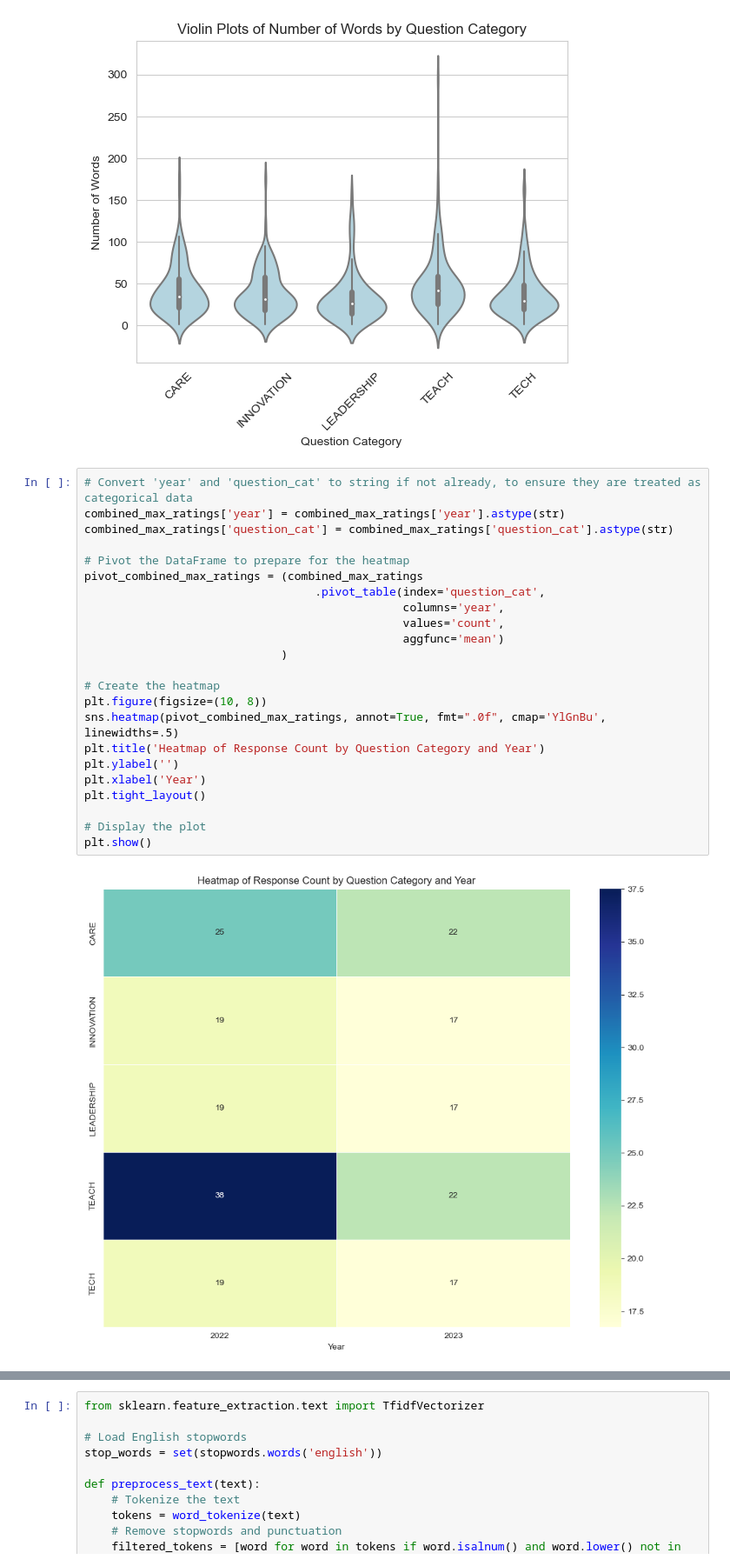
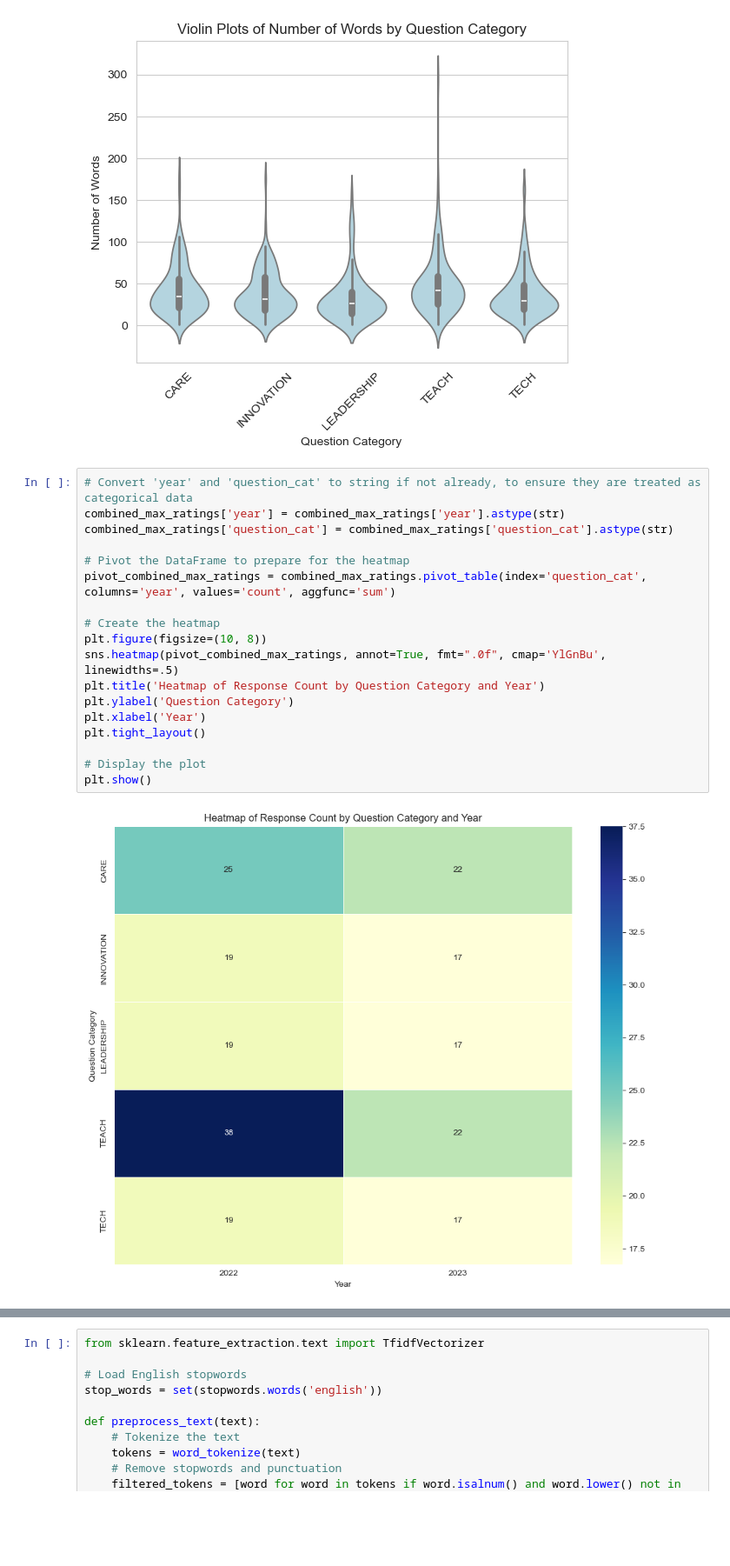
Before and after one commit to amslemp/Machine_Learning, a Jupyter notebook: Analysis of Responses (NLP)/Teaching Excellence Award Analysis.ipynb, the cells around one changed output, grey strips where cells are left out. Shown at 87% size. Cells and saved outputs as stored; diff of their text form; blank space fills up the shorter version.

```diff
--- a/Analysis of Responses (NLP)/Teaching Excellence Award Analysis.ipynb
+++ b/Analysis of Responses (NLP)/Teaching Excellence Award Analysis.ipynb
@@ -786,28 +753,23 @@ plt.show()
 # %%
 # Convert 'year' and 'question_cat' to string if not already, to ensure they are treated as categorical data
 combined_max_ratings['year'] = combined_max_ratings['year'].astype(str)
 combined_max_ratings['question_cat'] = combined_max_ratings['question_cat'].astype(str)
 
 # Pivot the DataFrame to prepare for the heatmap
-pivot_combined_max_ratings = (combined_max_ratings
-                                  .pivot_table(index='question_cat',
-                                               columns='year',
-                                               values='count',
-                                               aggfunc='mean')
-                             )
+pivot_combined_max_ratings = combined_max_ratings.pivot_table(index='question_cat', columns='year', values='count', aggfunc='sum')
 
 # Create the heatmap
 plt.figure(figsize=(10, 8))
 sns.heatmap(pivot_combined_max_ratings, annot=True, fmt=".0f", cmap='YlGnBu', linewidths=.5)
 plt.title('Heatmap of Response Count by Question Category and Year')
-plt.ylabel('')
+plt.ylabel('Question Category')
 plt.xlabel('Year')
 plt.tight_layout()
 
 # Display the plot
 plt.show()
 # %% [output]
-[figure, old version]
+[figure, new version]
 # %% [markdown]
 ## Applying Other NLP Algorithms
 
```
Also changed, not shown: parts of 19 cells of this notebook.
